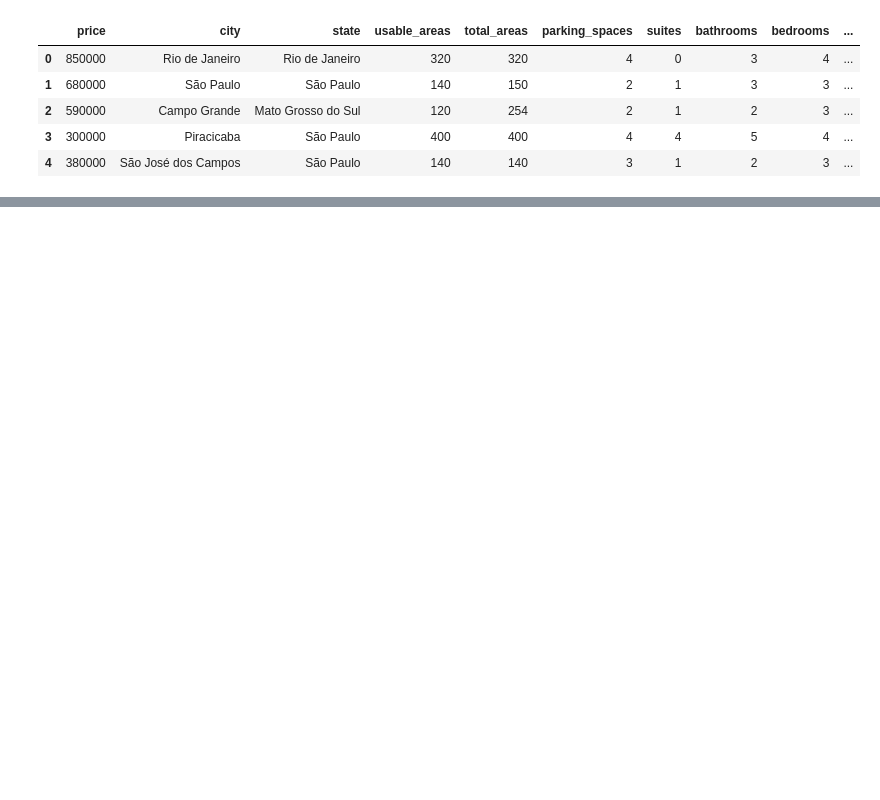
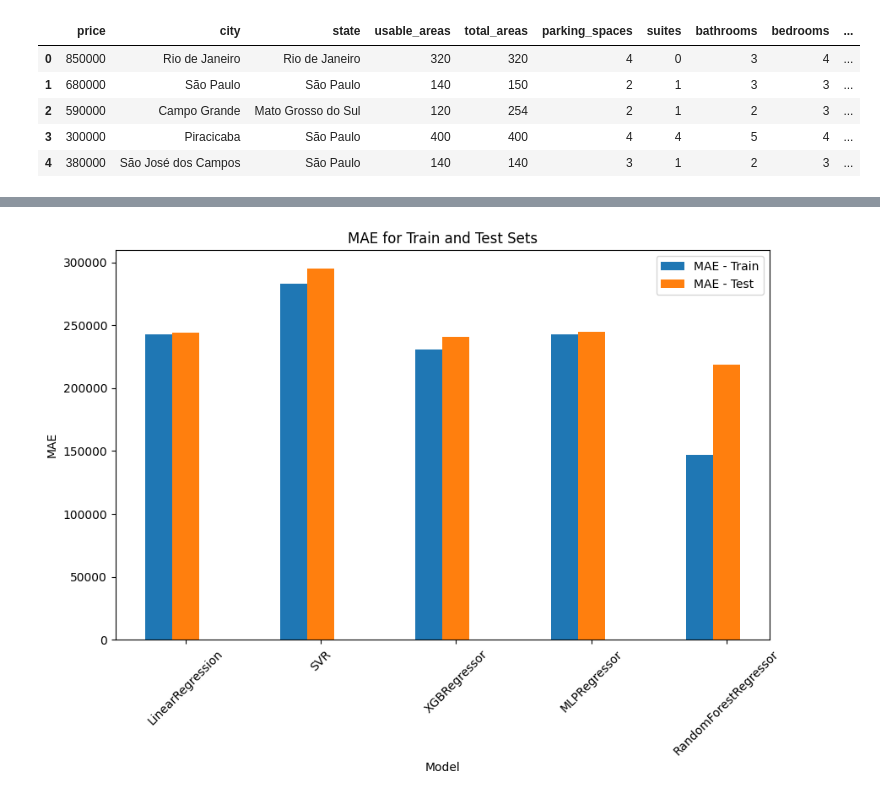
Before and after one commit to gabrielcdo/icd-hw1, a Jupyter notebook: 03_modeling.ipynb, the cells around one changed output, grey strips where cells are left out. Drawn from its saved outputs; the diff is of its cells as text; code cells hidden in the pictures; blank space fills up the shorter version.

```diff
--- a/03_modeling.ipynb
+++ b/03_modeling.ipynb
@@ -206,0 +272,2 @@ R²: 0.2737298537813191
+# %%
+results = []
@@ -206,0 +324,6 @@ R²: 0.2737298537813191
+# %%
+params = {"gamma": 0, "learning_rate": 0.01, "max_depth": 3, "n_estimators": 200}
+model = XGBRegressor(**params)
+model.fit(X_train, y_train)
+result = evaluate_model(model, X_train, y_train, X_test, y_test)
+results.append(result)
@@ -206,0 +370,12 @@ R²: 0.2737298537813191
+# %%
+params = {
+    "max_depth": 20,
+    "max_features": "sqrt",
+    "min_samples_leaf": 2,
+    "min_samples_split": 2,
+    "n_estimators": 200,
+}
+model = RandomForestRegressor(**params)
+model.fit(X_train, y_train)
+result = evaluate_model(model, X_train, y_train, X_test, y_test)
+results.append(result)
@@ -206,0 +391,67 @@ R²: 0.2737298537813191
+# %%
+import matplotlib.pyplot as plt
+import numpy as np
+
+# Extracting the error metrics from the results
+models = []
+mae_train = []
+mae_test = []
+r2_train = []
+r2_test = []
+rmse_train = []
+rmse_test = []
+
+for result in results:
+    (
+        model_name,
+        mae_train_val,
+        mae_test_val,
+        r2_train_val,
+        r2_test_val,
+        rmse_train_val,
+        rmse_test_val,
+    ) = result
+    models.append(model_name)
+    mae_train.append(mae_train_val)
+    mae_test.append(mae_test_val)
+    r2_train.append(r2_train_val)
+    r2_test.append(r2_test_val)
+    rmse_train.append(rmse_train_val)
+    rmse_test.append(rmse_test_val)
+
+# Plotting MAE
+plt.figure(figsize=(10, 6))
+x = np.arange(len(models))
+width = 0.2
+plt.bar(x - width, mae_train, width, label="MAE - Train")
+plt.bar(x, mae_test, width, label="MAE - Test")
+plt.xticks(x, models, rotation=45)
+plt.xlabel("Model")
+plt.ylabel("MAE")
+plt.title("MAE for Train and Test Sets")
+plt.legend()
+plt.show()
+
+# Plotting R2
+plt.figure(figsize=(10, 6))
+plt.bar(x - width, r2_train, width, label="R2 - Train")
+plt.bar(x, r2_test, width, label="R2 - Test")
+plt.xticks(x, models, rotation=45)
+plt.xlabel("Model")
+plt.ylabel("R2")
+plt.title("R2 for Train and Test Sets")
+plt.legend()
+plt.show()
+
+# Plotting RMSE
+plt.figure(figsize=(10, 6))
+plt.bar(x - width, rmse_train, width, label="RMSE - Train")
+plt.bar(x, rmse_test, width, label="RMSE - Test")
+plt.xticks(x, models, rotation=45)
+plt.xlabel("Model")
+plt.ylabel("RMSE")
+plt.title("RMSE for Train and Test Sets")
+plt.legend()
+plt.show()
+# %% [output]
+[figure, added]
```
Also changed, not shown: parts of 27 cells of this notebook.
